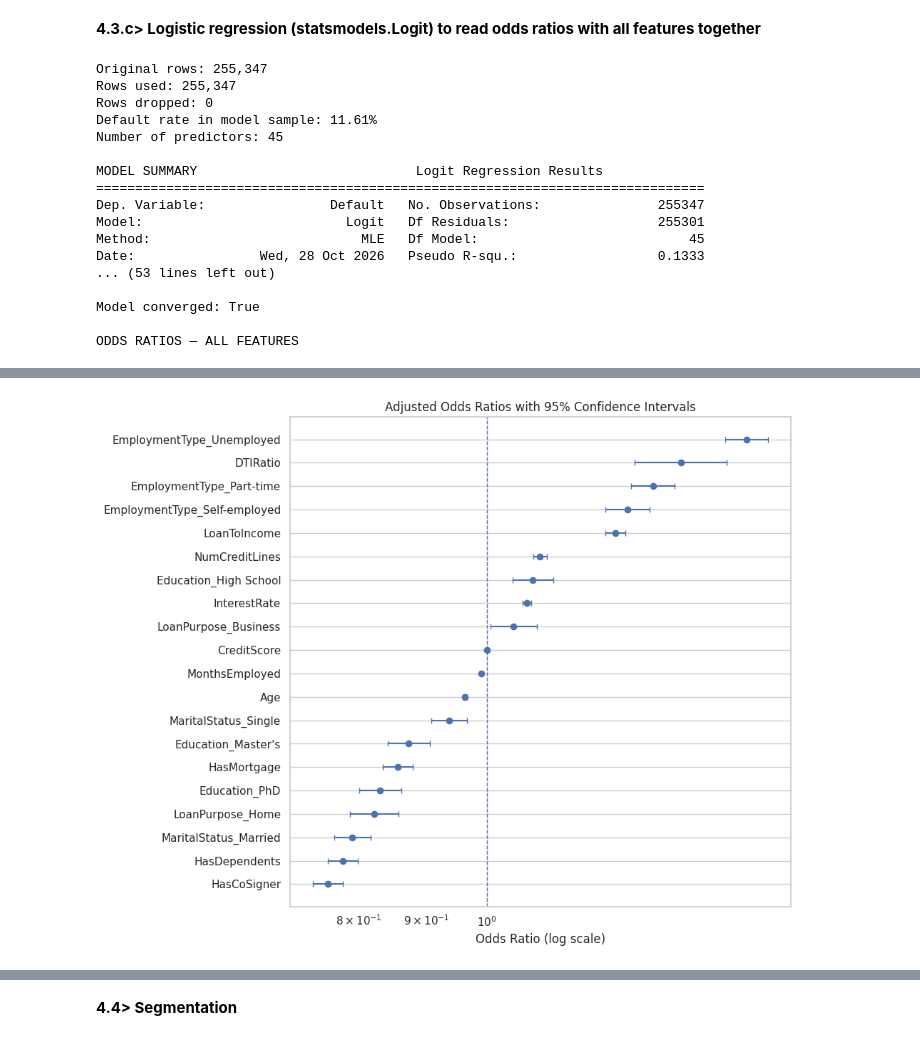
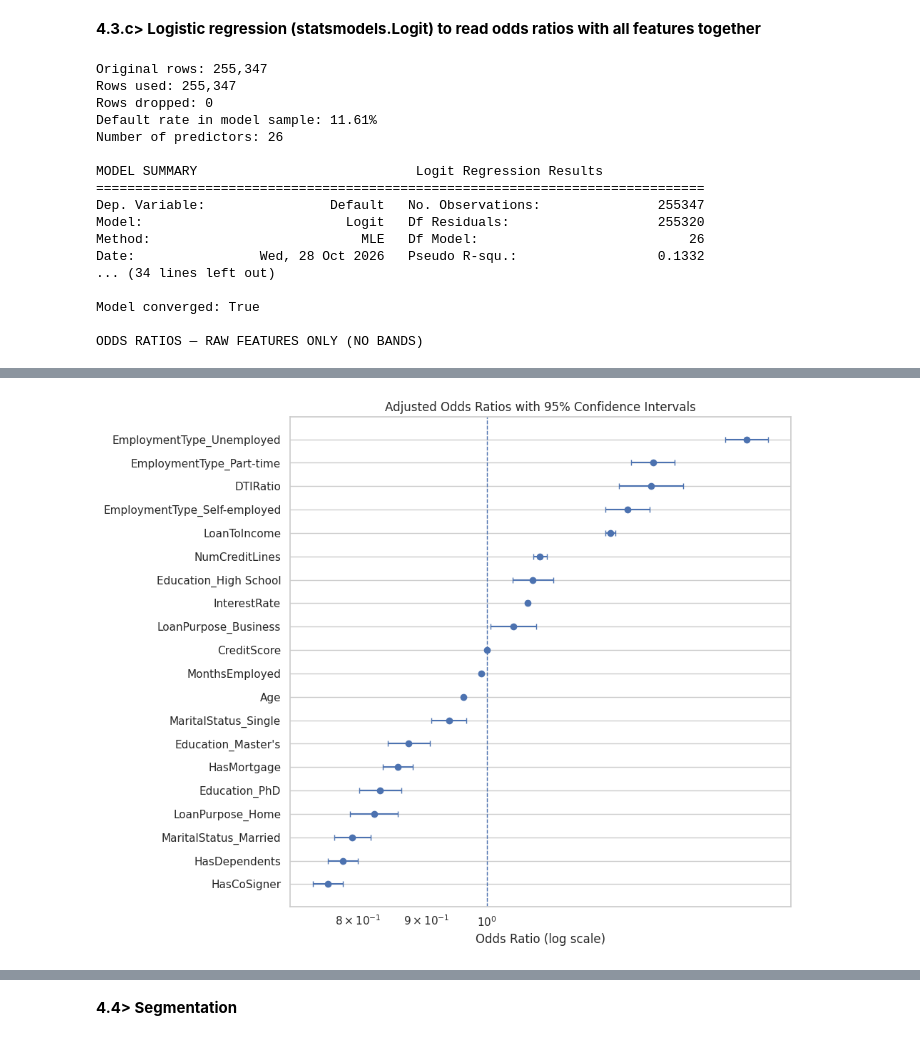
Before and after one commit to rudrascience/Loan_Default_Analysis, a Jupyter notebook: Loan_Default_Analysis.ipynb, the cells around one changed output, grey strips where cells are left out. Cells and saved outputs as stored; diff of their text form; code cells hidden in the pictures.

```diff
--- a/Loan_Default_Analysis.ipynb
+++ b/Loan_Default_Analysis.ipynb
@@ -772,7 +772,14 @@ data['Default'] = pd.to_numeric(data['Default'], errors='coerce')
 data = data[data['Default'].isin([0, 1])].copy()
 
 y = data['Default'].astype(int)
-X = data.drop(columns=['Default'])
+
+# Exclude binned bands and highly collinear/redundant derived features to prevent multicollinearity artifacts
+exclude_cols = [
+    'Default', 'AgeBand', 'IncomeQuartile', 'ScoreBand', 'RateBand', 'TenureBand',
+    'EMI', 'EMIToIncome', 'DebtBurden', 'RiskFlagsCount'
+]
+
+X = data.drop(columns=[col for col in exclude_cols if col in data.columns])
 
 # 2. One-hot encode categorical features
 X = pd.get_dummies(X, drop_first=True, dtype=float)
@@ -814,38 +821,41 @@ try:
     confidence_intervals.columns = ['CI_Lower_LogOdds', 'CI_Upper_LogOdds']
 
     # Exponentiate safely to avoid overflow
-    odds_ratio_table = pd.DataFrame({'Coefficient': coefficients,'Odds_Ratio': np.exp(coefficients.clip(-700, 700)),
-                    'CI_Lower_95': np.exp(confidence_intervals['CI_Lower_LogOdds'].clip(-700, 700)),
-                    'CI_Upper_95': np.exp(confidence_intervals['CI_Upper_LogOdds'].clip(-700, 700)),
-                    'P_Value': result.pvalues})
+    odds_ratio_table = pd.DataFrame({
+        'Coefficient': coefficients,
+        'Odds_Ratio': np.exp(coefficients.clip(-700, 700)),
+        'CI_Lower_95': np.exp(confidence_intervals['CI_Lower_LogOdds'].clip(-700, 700)),
+        'CI_Upper_95': np.exp(confidence_intervals['CI_Upper_LogOdds'].clip(-700, 700)),
+        'P_Value': result.pvalues
+    })
 
     # Exclude intercept from feature interpretation
-    odds_ratio_table = odds_ratio_table.drop(index='const',errors='ignore')
-
+    odds_ratio_table = odds_ratio_table.drop(index='const', errors='ignore')
     odds_ratio_table['Significant_5pct'] = (odds_ratio_table['P_Value'] < 0.05)
-
     odds_ratio_table = odds_ratio_table.sort_values("P_Value")
 
-    print('\nODDS RATIOS — ALL FEATURES')
+    print('\nODDS RATIOS — RAW FEATURES ONLY (NO BANDS)')
     display(odds_ratio_table.round(4))
 
     # 6. Forest plot for the 20 features with smallest p-values
     plot_df = odds_ratio_table.head(20).copy()
-
-    # Keep estimates and intervals that can be displayed on a log scale
-    plot_df = plot_df[(plot_df['Odds_Ratio'] > 0) &(plot_df['CI_Lower_95'] > 0) &(plot_df['CI_Upper_95'] > 0) &
-    np.isfinite(plot_df['Odds_Ratio']) & np.isfinite(plot_df['CI_Lower_95'])
-    & np.isfinite(plot_df['CI_Upper_95'])].sort_values('Odds_Ratio')
+    plot_df = plot_df[
+        (plot_df['Odds_Ratio'] > 0) &
+        (plot_df['CI_Lower_95'] > 0) &
+        (plot_df['CI_Upper_95'] > 0) &
+        np.isfinite(plot_df['Odds_Ratio']) &
+        np.isfinite(plot_df['CI_Lower_95']) &
+        np.isfinite(plot_df['CI_Upper_95'])
+    ].sort_values('Odds_Ratio')
 
     if not plot_df.empty:
         fig, ax = plt.subplots(figsize=(10, max(5, len(plot_df) * 0.4)))
-
         positions = np.arange(len(plot_df))
-
-        ax.errorbar(plot_df['Odds_Ratio'],positions,
-            xerr=[plot_df['Odds_Ratio'] - plot_df['CI_Lower_95'],plot_df['CI_Upper_95'] - plot_df['Odds_Ratio']],
-            fmt='o',capsize=3)
-
+        ax.errorbar(
+            plot_df['Odds_Ratio'], positions,
+            xerr=[plot_df['Odds_Ratio'] - plot_df['CI_Lower_95'], plot_df['CI_Upper_95'] - plot_df['Odds_Ratio']],
+            fmt='o', capsize=3
+        )
         ax.axvline(1, linestyle="--", linewidth=1)
         ax.set_xscale('log')
         ax.set_yticks(positions)
@@ -853,32 +863,28 @@ try:
         ax.set_xlabel('Odds Ratio (log scale)')
         ax.set_title('Adjusted Odds Ratios with 95% Confidence Intervals')
         ax.grid(axis='x', alpha=0.3)
-
         plt.tight_layout()
         plt.show()
 
 except Exception as e:
     print('\nLogistic regression failed.')
     print('Error:', str(e))
-    print(
-        '\nCheck for perfect separation, highly correlated predictors, '
-        'rare categories, missing values, and insufficient observations.')
 # %% [output]
 Original rows: 255,347
 Rows used: 255,347
 Rows dropped: 0
 Default rate in model sample: 11.61%
-Number of predictors: 45
+Number of predictors: 26
 
 MODEL SUMMARY                            Logit Regression Results
 ==============================================================================
 Dep. Variable:                Default   No. Observations:               255347
-Model:                          Logit   Df Residuals:                   255301
-Method:                           MLE   Df Model:                           45
-Date:                Wed, 28 Oct 2026   Pseudo R-squ.:                  0.1333
-... (53 lines left out)
+Model:                          Logit   Df Residuals:                   255320
+Method:                           MLE   Df Model:                           26
+Date:                Wed, 28 Oct 2026   Pseudo R-squ.:                  0.1332
+... (34 lines left out)
 
 Model converged: True
 
-ODDS RATIOS — ALL FEATURES
+ODDS RATIOS — RAW FEATURES ONLY (NO BANDS)
 |  | Coefficient | Odds_Ratio | CI_Lower_95 | CI_Upper_95 | P_Value | Significant_5pct |
@@ -901 +907 @@ ODDS RATIOS — ALL FEATURES
-[figure, old version]
+[figure, new version]
```
Also changed, not shown: parts of 2 cells of this notebook.
